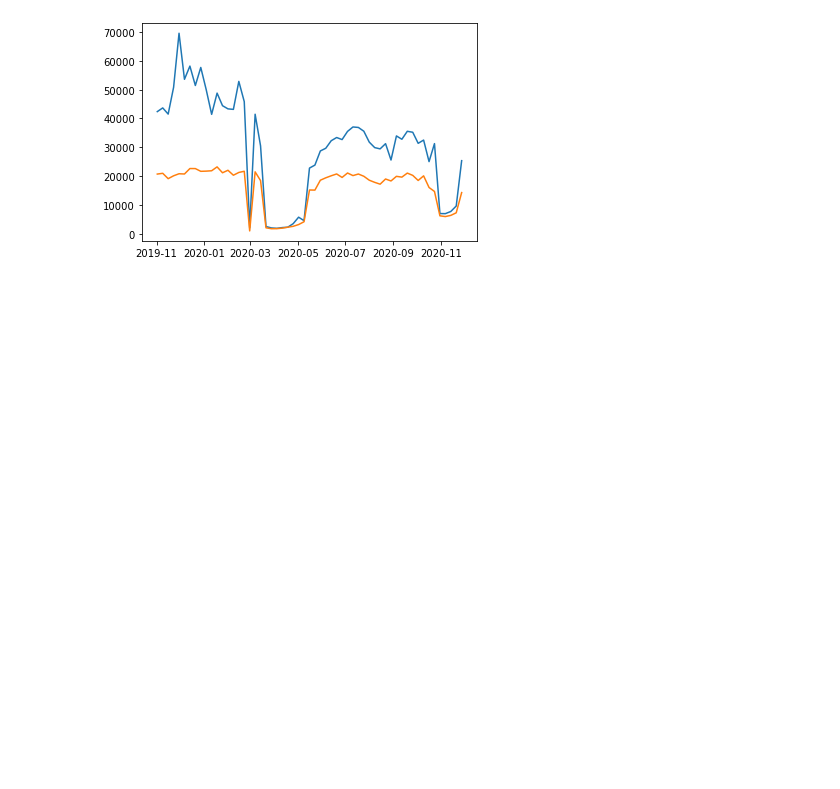
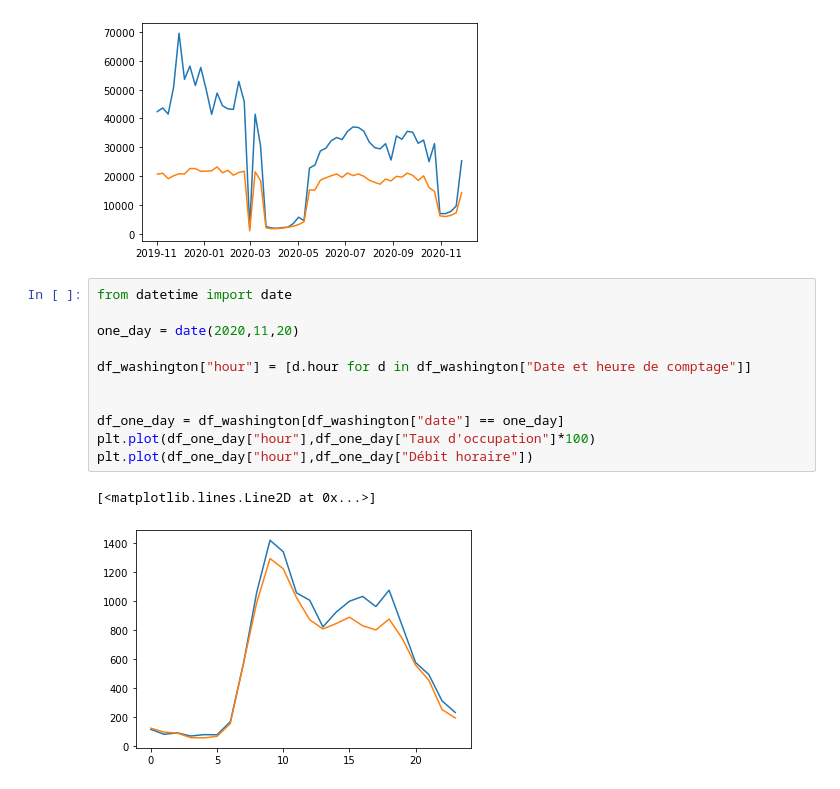
Before and after one commit to Roulini/datathon, a Jupyter notebook: visu.ipynb, the cells around one changed output. Drawn from its saved outputs; the diff is of its cells as text; blank space fills up the shorter version.

```diff
--- a/visu.ipynb
+++ b/visu.ipynb
@@ -58,3 +59,17 @@ plt.plot(df_saturday["date"],df_saturday["Débit horaire"])
 # %% [output]
 [<matplotlib.lines.Line2D at 0x...>]
 [figure]
+# %%
+from datetime import date
+
+one_day = date(2020,11,20)
+
+df_washington["hour"] = [d.hour for d in df_washington["Date et heure de comptage"]]
+
+
+df_one_day = df_washington[df_washington["date"] == one_day]
+plt.plot(df_one_day["hour"],df_one_day["Taux d'occupation"]*100)
+plt.plot(df_one_day["hour"],df_one_day["Débit horaire"])
+# %% [output]
+[<matplotlib.lines.Line2D at 0x...>]
+[figure, added]
```
Also changed, not shown: parts of 2 cells of this notebook.
